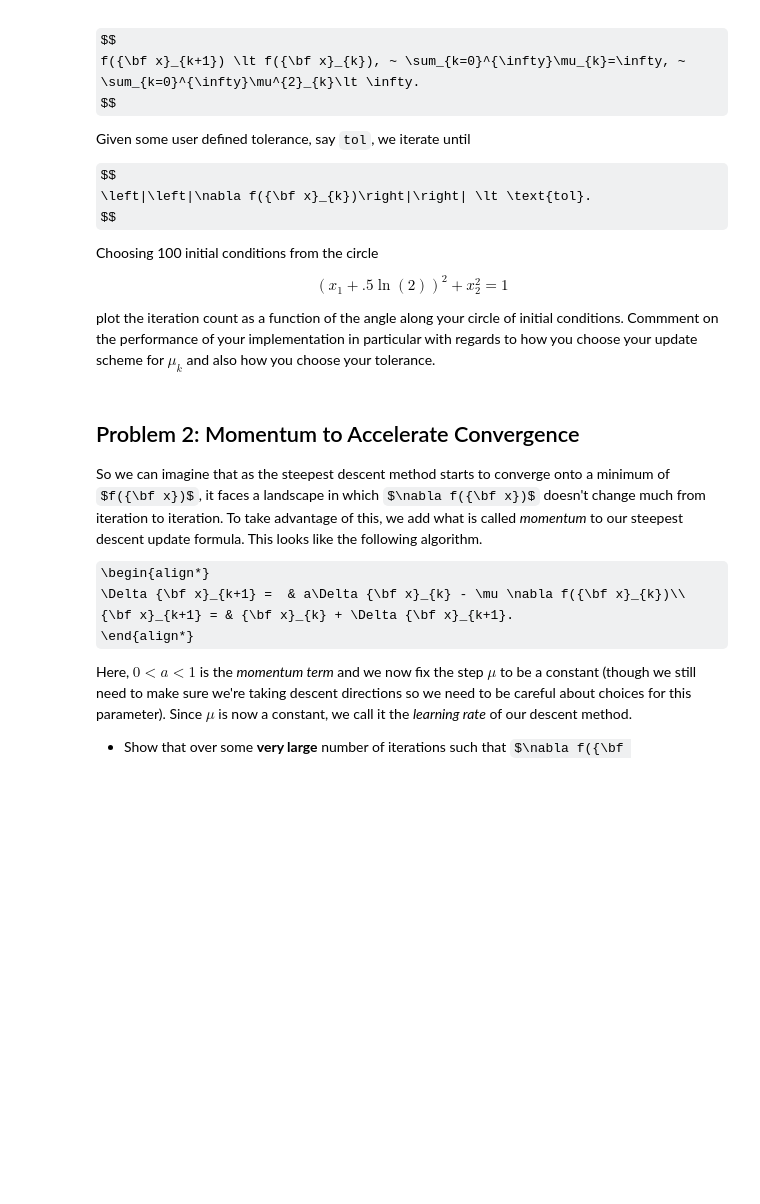
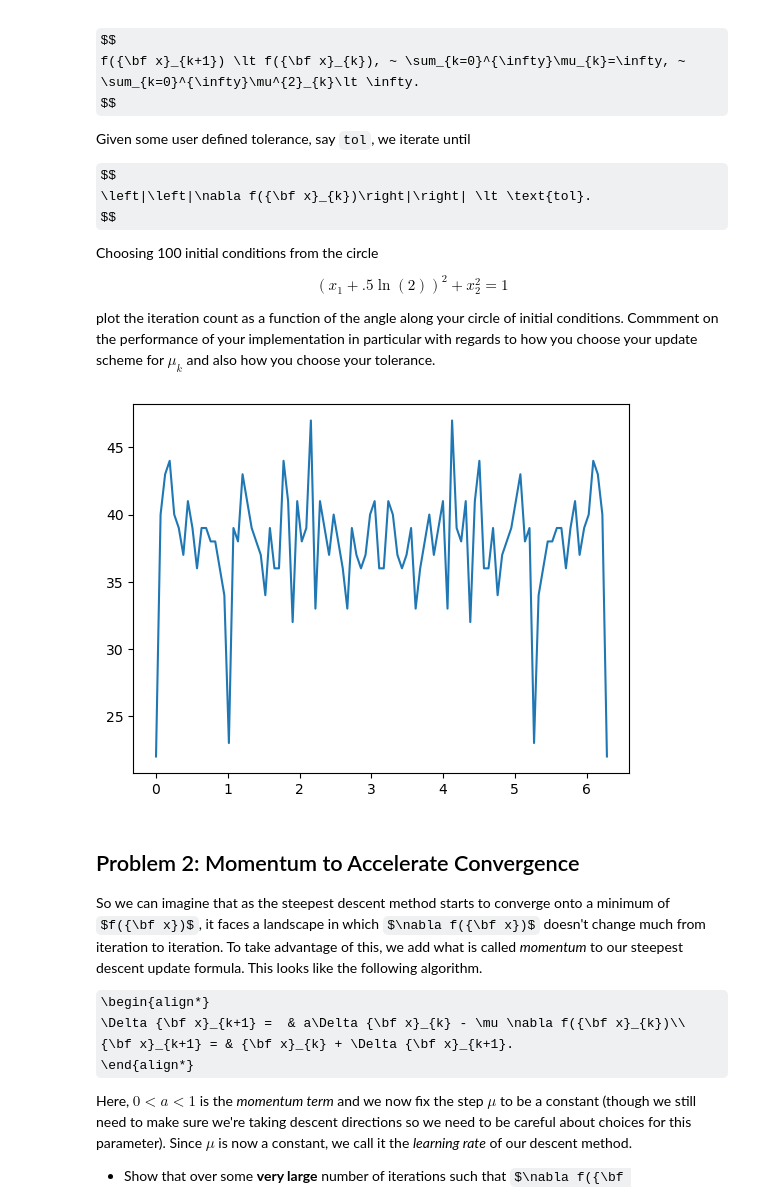
Before and after one commit to cwcurtis/MATH-596-Mathematical-Data-Science, a Jupyter notebook: Assignments/Homework_Ten.ipynb, the cells around one changed output. Cells and saved outputs as stored; diff of their text form; code cells hidden in the pictures; some formulas as TeX source; blank space fills up the shorter version.

```diff
--- a/Assignments/Homework_Ten.ipynb
+++ b/Assignments/Homework_Ten.ipynb
@@ -101,11 +101,15 @@ def steep_descent_tester(num_angles, tol):
     angles = np.linspace(0, 2.*np.pi, num_angles)
     counts = np.zeros(num_angles, dtype=int)
     for jj in range(num_angles):
-        x0 = # what are we doing here?
+        x0 = np.array([ x1str + np.cos(angles[jj]), x2str + np.sin(angles[jj]) ])
         xstr, cnt = steepest_descent(x0, tol)
         counts[jj] = cnt
 
     plt.plot(angles, counts)
+# %%
+steep_descent_tester(100, 1e-6)
+# %% [output]
+[figure, added]
 # %% [markdown]
 ## Problem 2: Momentum to Accelerate Convergence
 
```
Also changed, not shown: parts of 8 cells of this notebook.
